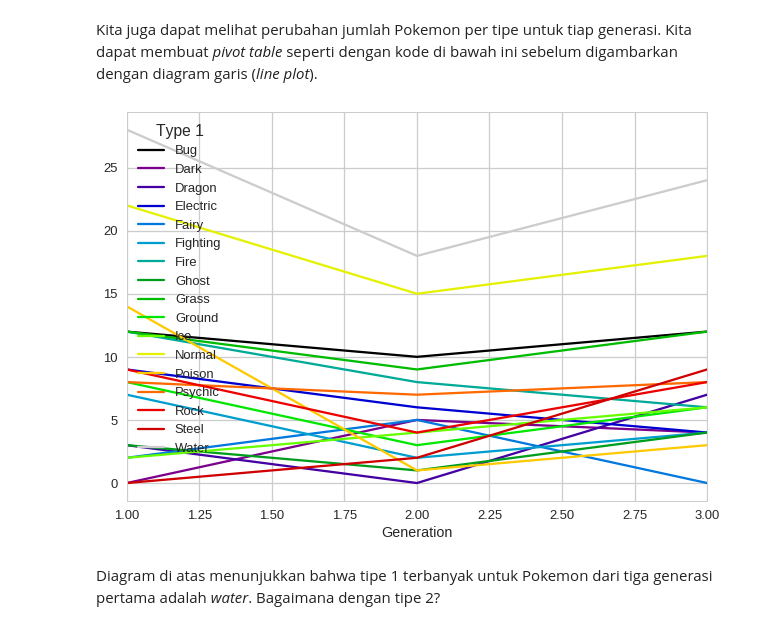
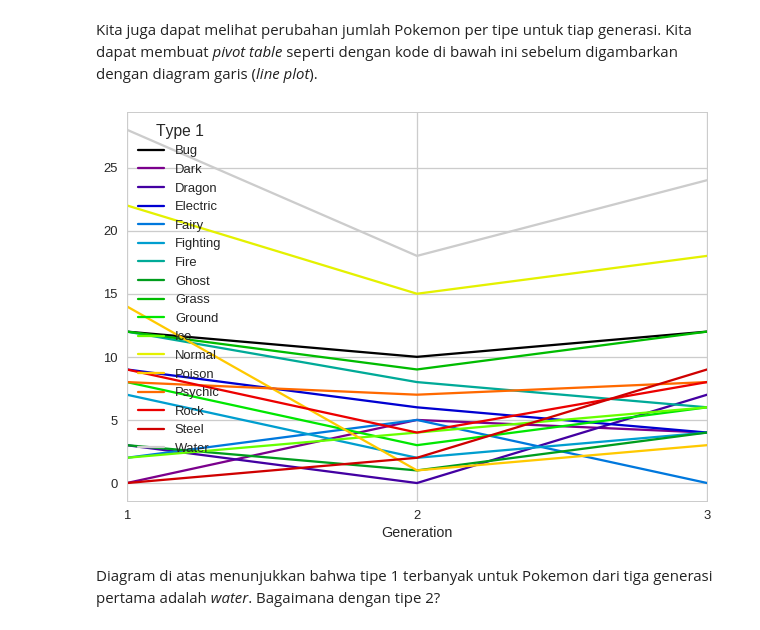
Before and after one commit to aliakbars/uai-dm, a Jupyter notebook: scripts/lab1.ipynb, the cells around one changed output. Drawn from its saved outputs; the diff is of its cells as text; code cells hidden in the pictures.

Commit message:
Perubahan minor di xticks

```diff
--- a/scripts/lab1.ipynb
+++ b/scripts/lab1.ipynb
@@ -207,9 +207,10 @@ sns.countplot(y='Type 1', data=poke3, palette='hls');
 Kita juga dapat melihat perubahan jumlah Pokemon per tipe untuk tiap generasi. Kita dapat membuat *pivot table* seperti dengan kode di bawah ini sebelum digambarkan dengan diagram garis (*line plot*).
 # %%
 pv = pd.pivot_table(poke3, values='#', index=['Generation'], columns=['Type 1'], aggfunc='count').fillna(0)
-pv.plot.line(cmap='spectral');
+ax = pv.plot.line(cmap='spectral')
+ax.set_xticks([1,2,3]);
 # %% [output]
-[figure, old version]
+[figure, new version]
 # %% [markdown]
 Diagram di atas menunjukkan bahwa tipe 1 terbanyak untuk Pokemon dari tiga generasi pertama adalah *water*. Bagaimana dengan tipe 2?
 # %%
```
